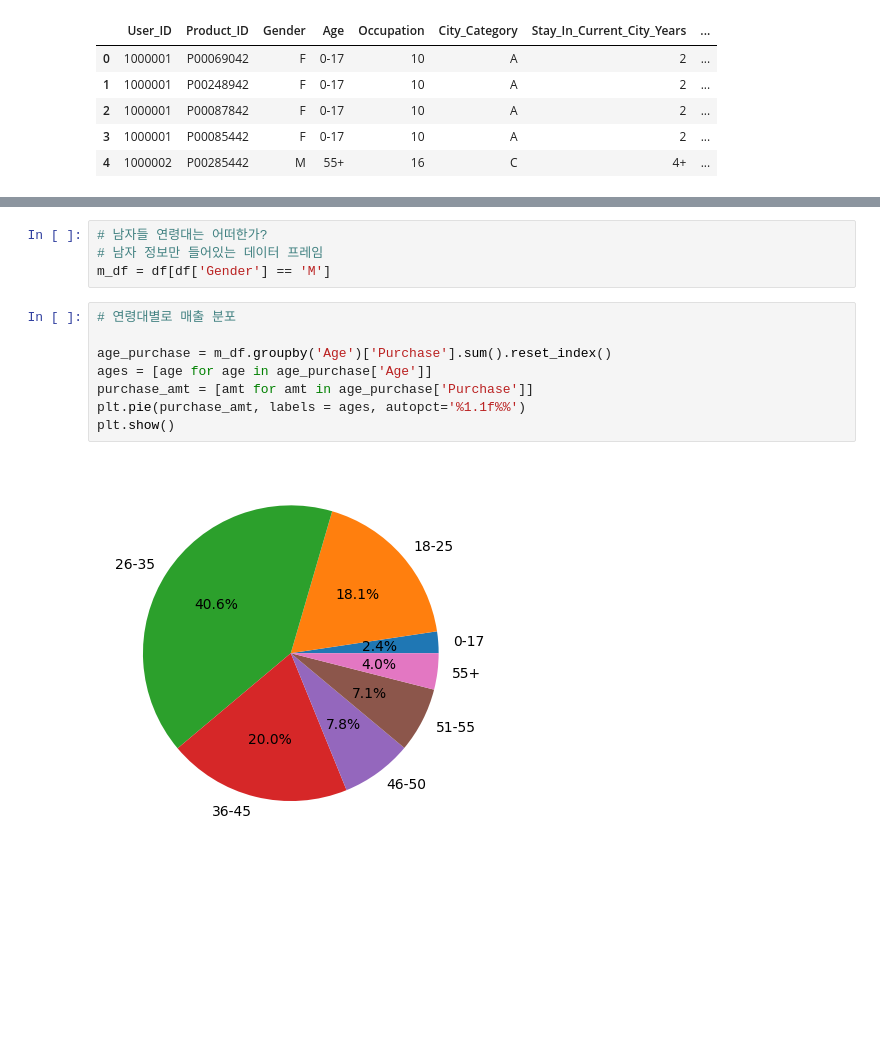
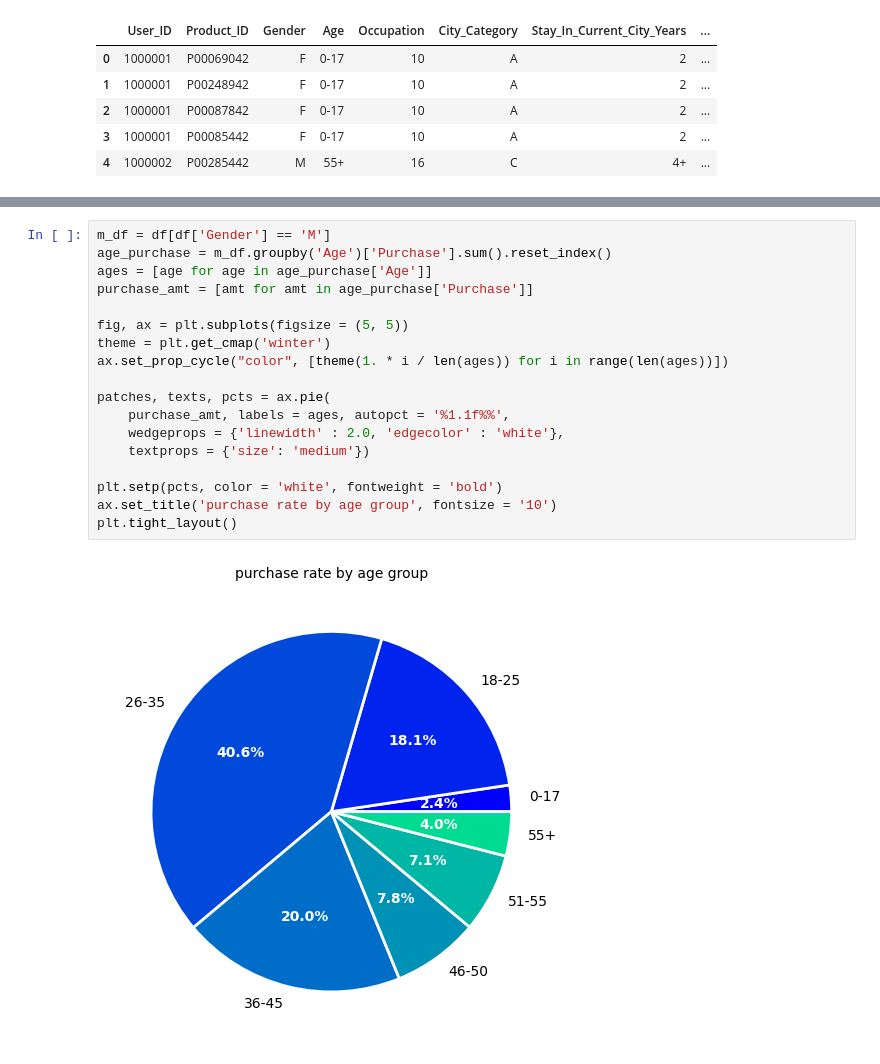
Before and after one commit to INA-95/retail_customer_behavior_analysis, a Jupyter notebook: walmart_customer_behavior_analysis.ipynb, the cells around one changed output, grey strips where cells are left out. Cells and saved outputs as stored; diff of their text form; blank space fills up the shorter version.

```diff
--- a/walmart_customer_behavior_analysis.ipynb
+++ b/walmart_customer_behavior_analysis.ipynb
@@ -107,15 +107,21 @@ plt.show()
-# %%
-# 남자들 연령대는 어떠한가?
-# 남자 정보만 들어있는 데이터 프레임
-m_df = df[df['Gender'] == 'M']
 # %%
-# 연령대별로 매출 분포
-
+m_df = df[df['Gender'] == 'M']
 age_purchase = m_df.groupby('Age')['Purchase'].sum().reset_index()
 ages = [age for age in age_purchase['Age']]
 purchase_amt = [amt for amt in age_purchase['Purchase']]
-plt.pie(purchase_amt, labels = ages, autopct='%1.1f%%')
-plt.show()
+
+fig, ax = plt.subplots(figsize = (5, 5))
+theme = plt.get_cmap('winter')
+ax.set_prop_cycle("color", [theme(1. * i / len(ages)) for i in range(len(ages))])
+
+patches, texts, pcts = ax.pie(
+    purchase_amt, labels = ages, autopct = '%1.1f%%',
+    wedgeprops = {'linewidth' : 2.0, 'edgecolor' : 'white'},
+    textprops = {'size': 'medium'})
+
+plt.setp(pcts, color = 'white', fontweight = 'bold')
+ax.set_title('purchase rate by age group', fontsize = '10')
+plt.tight_layout()
 # %% [output]
-[figure, old version]
+[figure, new version]
 # %%
```
Also changed, not shown: parts of 15 cells of this notebook.
